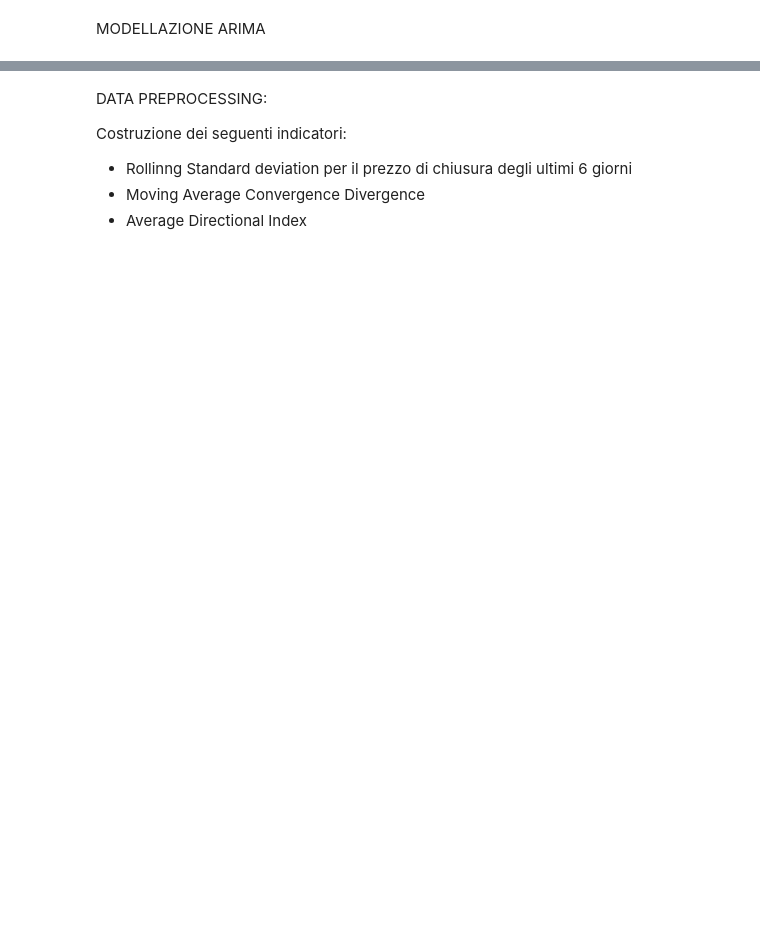
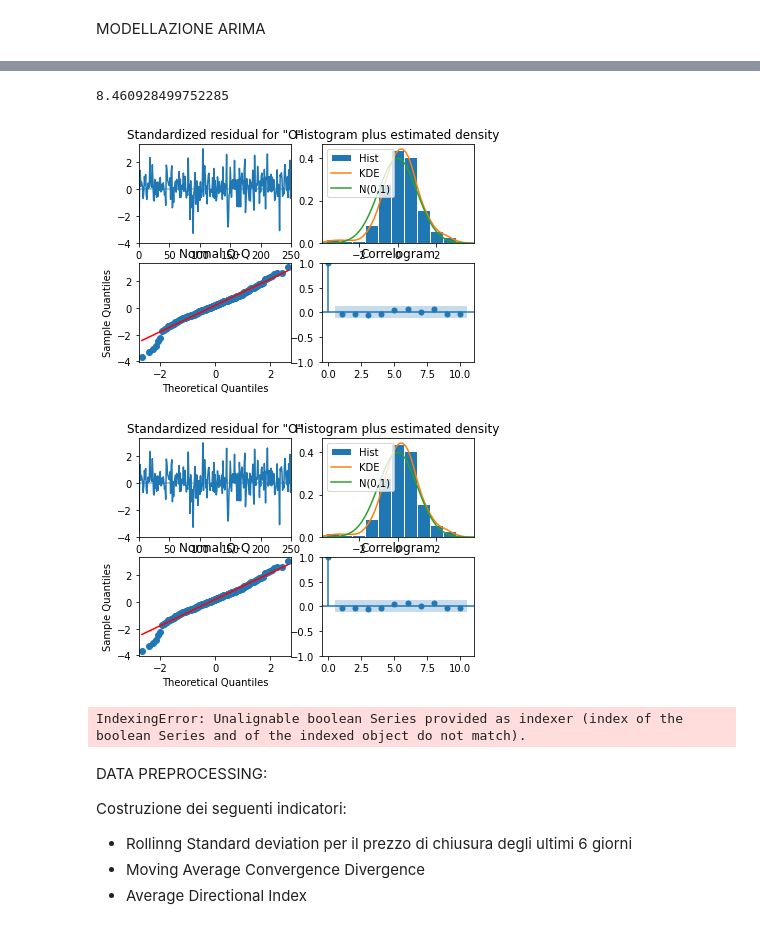
Before and after one commit to SalvatoreLatora/Stock-price-predictions-using-Neural-Networks, a Jupyter notebook: Code_exam.ipynb, the cells around one changed output, grey strips where cells are left out. Saved outputs shown, nothing was run; the diff lists cells and outputs as text; code cells hidden in the pictures; blank space fills up the shorter version.

Commit message:
AAPL mse

```diff
--- a/Code_exam.ipynb
+++ b/Code_exam.ipynb
@@ -123,8 +145,7 @@ for s in series2.columns.values:
 ## TEST DI COINTEGRAZIONE DI JOHANSEN
 ##
 #Series = Series.set_index('Date')
-series2 = pd.pivot(data=Series, index="Date", columns="Stock", values="Open") # time series in wider format.
-series2.set_index(Series['Date'])
+#series2.set_index(Series['Date'])
 # Definisco una nuova funzione che permette di visualizzare anche un summary del test
 def cointegration_test(df, alpha=0.05):
     out = coint_johansen(df,-1,5)
@@ -143,8 +164,8 @@ cointegration_test(series2)
 # Il test condotto sulle serie risulta essere non significativo ad eccezzione sulla serie Apple, che quindi risulta cointegrata con le altre.
 # A questo punto si procederà non considerando la serie AAPL in modo da non dover complicare i modelli baseline, ed utilizzare la modellistica ARIMA.
 # Prima di ciò si ripete il test di cointegrazione di johansen su tutte le serie ad eccezzione della serie APPLE
-series2 = series2.drop("AAPL", axis=1)
+series3 = series2.drop("AAPL", axis=1)
 cointegration_test(series2)
-series2 = series2.drop("BA", axis=1)
+series4 = series3.drop("BA", axis=1)
 cointegration_test(series2)
 # %% [output]
@@ -253,3 +220,35 @@ LinAlgError: singular matrix
+# %%
+warnings.filterwarnings("ignore")
+finestra_train=series2.index.to_series().between('2019-01-01', '2019-12-31')
+finestra_test = series2.index.to_series().between('2020-01-01', '2020-01-12')
+# %%
+# AAPL STock Open Price
+train = AAPL['Open'][finestra_train]
+test = AAPL['Open'][finestra_test]
+# %%
+modello_AAPL = ARIMA(train, order = (2,1,0)).fit()
+modello_AAPL.summary()
+# %%
+# MSE
+yhat_AAPL=modello_AAPL.forecast(steps=7)
+#test = pd.DataFrame("Y"==test, "y_hat"==yhat)
+AAPL_MSE = mean_squared_error(test, yhat)
+print(AAPL_MSE)
+# %% [output]
+8.460928499752285
+# %%
+modello_AAPL.plot_diagnostics()
+# %% [output]
+[figure, added]
+[figure, added]
+# %%
+# HD Stock Open price
+train = JPM['Open'][finestra_train]
+test = JPM['Open'][finestra_test]
+modello_JPM = ARIMA(train, order = (1,1,0)).fit()
+modello_JPM.summary()
+# %% [output]
+IndexingError: Unalignable boolean Series provided as indexer (index of the boolean Series and of the indexed object do not match).
 # %% [markdown]
 DATA PREPROCESSING:
 
```
Also changed, not shown: parts of 15 cells of this notebook.
